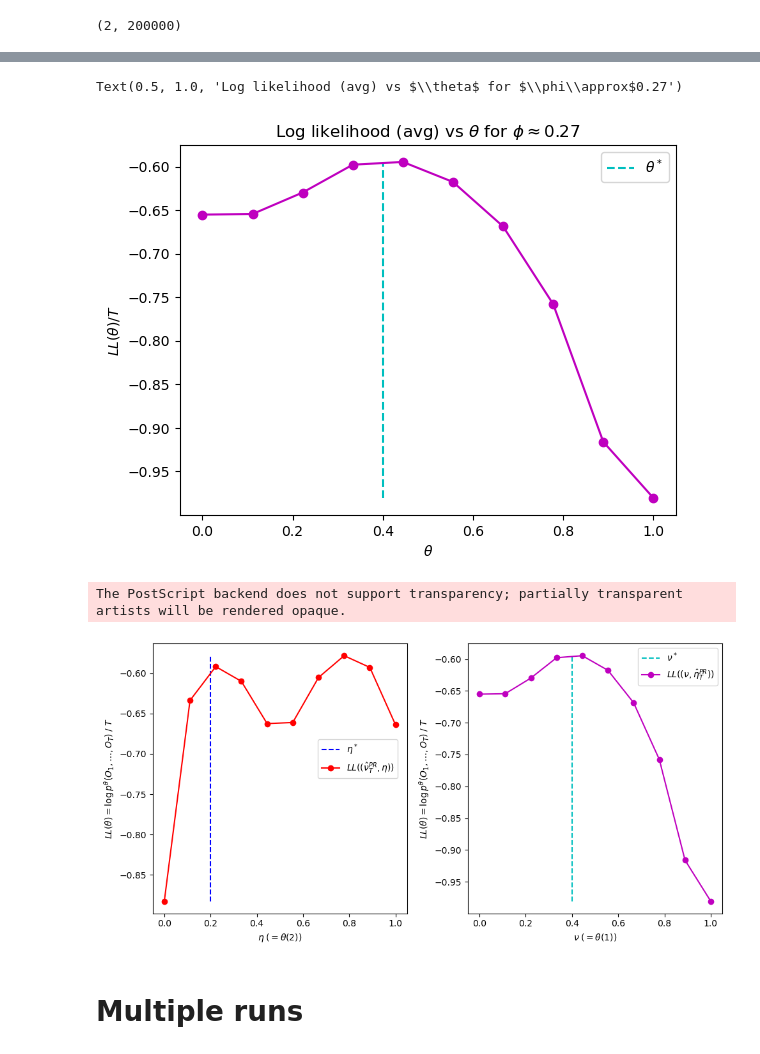
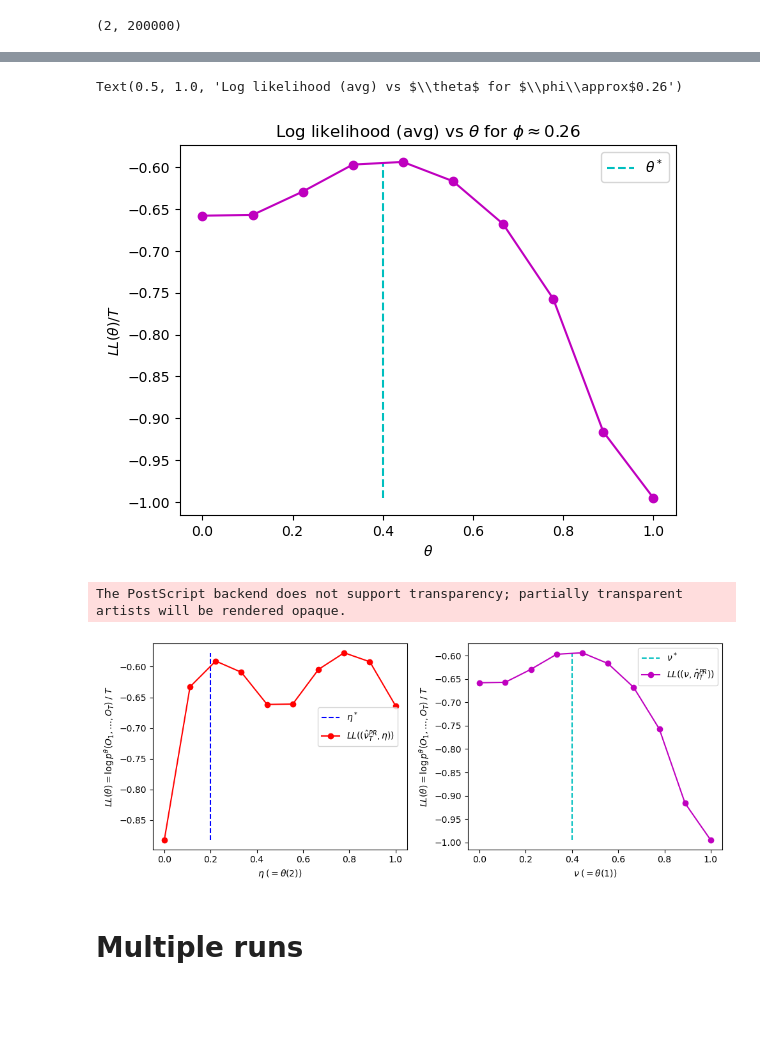
Before and after one commit to Sai-Sumedh/esml-pomdp, a Jupyter notebook: qs-multi-param/generate_figures.ipynb, the cells around one changed output, grey strips where cells are left out. Saved outputs shown, nothing was run; the diff lists cells and outputs as text; code cells hidden in the pictures; blank space fills up the shorter version.

```diff
--- a/qs-multi-param/generate_figures.ipynb
+++ b/qs-multi-param/generate_figures.ipynb
@@ -6,7 +6,7 @@ import math, time, random
 from functions_queueing_system import *
 from functions_extremum_seeking import *
 # %%
-results_saved = np.load('./results/algo_perf_2param.npz', allow_pickle=True)
+results_saved = np.load('./results/algo_perf_2param_new.npz', allow_pickle=True)
 # %%
 list(results_saved.keys())
 # %% [output]
@@ -123,7 +123,7 @@ time=1642.7746925000101s
 # %% [markdown]
 # Plots for single run (Symmetric case)
 # %%
-loglik_results = np.load('./results/log_likelihood_onerun.npz') #load saved log likelihood results
+loglik_results = np.load('./results/log_likelihood_onerun_new.npz') #load saved log likelihood results
 LL_phi = loglik_results['LL_phi']
 LL_theta = loglik_results['LL_theta']
 theta_bar_vals = loglik_results['theta_bar_vals']
@@ -280,31 +282,31 @@ plt.xlabel(r"$\theta$")
 plt.ylabel(r"$LL(\theta)/T$")
 plt.title(r"Log likelihood (avg) vs $\theta$ for $\phi\approx$"+f"{round(theta_bar_vals2[1,0], 2)}")
 # %% [output]
-Text(0.5, 1.0, 'Log likelihood (avg) vs $\\theta$ for $\\phi\\approx$0.27')
+Text(0.5, 1.0, 'Log likelihood (avg) vs $\\theta$ for $\\phi\\approx$0.26')
-[figure, old version]
+[figure, new version]
 # %%
-fig, ax = plt.subplots(1, 2, figsize=(10,5))
+fig, ax = plt.subplots(1, 2, figsize=(10,4))
 
 ax[0].vlines(theta_bar_star[1], np.amin(LL_phi/T), np.amax(LL_phi/T), linestyles='dashed', colors='b', label=r'$\eta^*$')
 # plt.hlines(np.amax(LL_phi/T), phi_vals[0], phi_vals[-1], linestyles='dashed', colors='g', label=r'$LL(\phi^*)$')
 ax[0].plot(phi_vals, LL_phi/T, 'ro-', label=r'$LL((\hat{\nu}^{PR}_{T},\eta))$')
 ax[0].legend(loc=(0.65, 0.5))
 ax[0].set_xlabel(r"$\eta\; (=\theta(2))$")
 ax[0].set_ylabel(r"$LL(\theta)=\log p^{\theta}(O_1, \dots, O_T)\;/\;T$")
 # plt.title(r"Log likelihood (avg) vs $\phi$ for $\theta\approx $"+str(round(theta_bar_vals[0,0], 2)))
 
 ax[1].vlines(theta_bar_star[0], np.amin(LL_theta/T), np.amax(LL_theta/T), linestyles='dashed', colors='c', label=r'$\nu^*$')
 # plt.hlines(np.amax(LL_theta/T), theta_vals[0], theta_vals[-1], linestyles='dashed', colors='gray', label=r'$LL(\theta^*)$')
 ax[1].plot(theta_vals, LL_theta/T, 'mo-', label=r"$LL((\nu,\hat{\eta}^{PR}_T))$")
 ax[1].legend()
 ax[1].set_xlabel(r"$\nu \; (=\theta(1))$")
 ax[1].set_ylabel(r"$LL(\theta)=\log p^{\theta}(O_1, \dots, O_T)\;/\;T$")
 # plt.title(r"Log likelihood (avg) vs $\theta$ for $\phi\approx$"+f"{round(theta_bar_vals2[1,0], 2)}")
 fig.tight_layout()
 # plt.savefig('./figures/qs-multiparam-loglik.eps', dpi=300, bbox_inches='tight')
 # %% [output]
 The PostScript backend does not support transparency; partially transparent artists will be rendered opaque.
-[figure, old version]
+[figure, new version]
 # %% [markdown]
 # Multiple runs
 # %%
```
Also changed, not shown: parts of 8 cells of this notebook, 3 other files.
